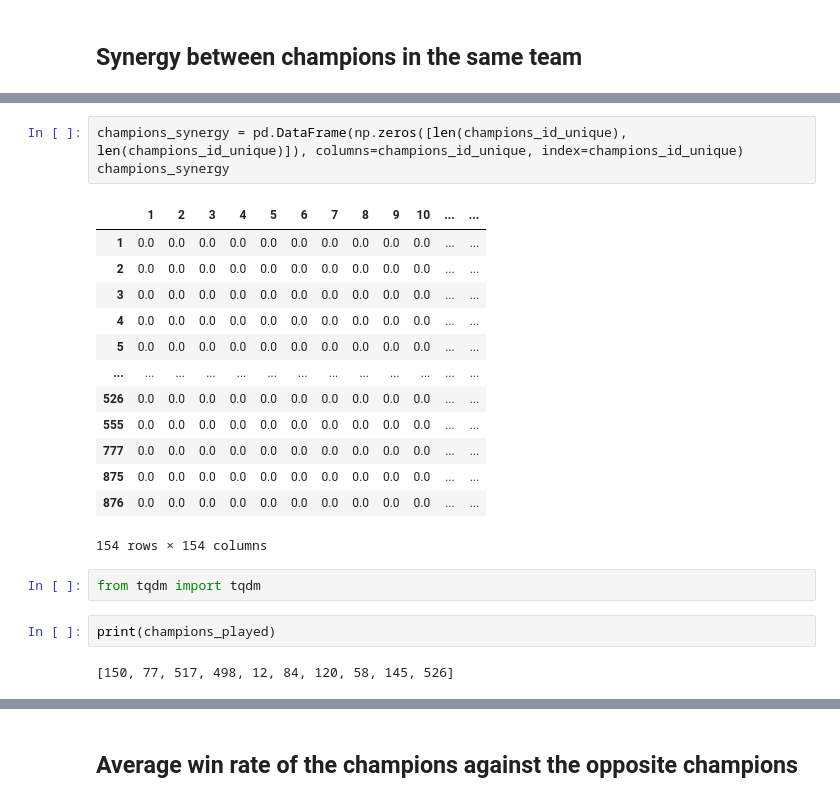
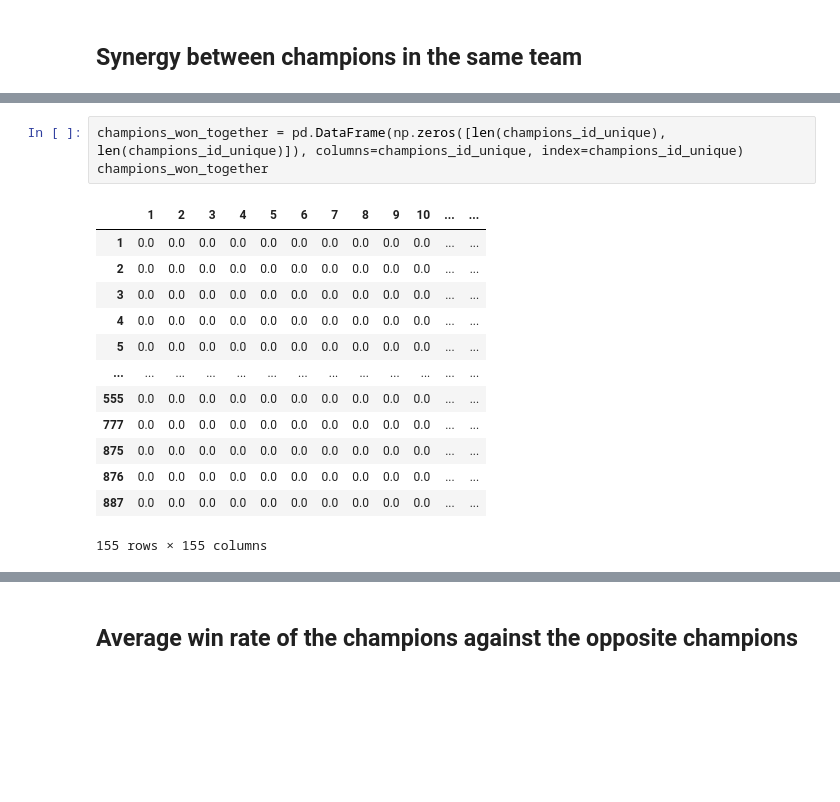
Before and after one commit to stephanyvargas/LoL_winner_predictor, a Jupyter notebook: notebooks/feature_engineer_Stephy.ipynb, the cells around one changed output, grey strips where cells are left out. Cells and saved outputs as stored; diff of their text form; blank space fills up the shorter version.

```diff
--- a/notebooks/feature_engineer_Stephy.ipynb
+++ b/notebooks/feature_engineer_Stephy.ipynb
@@ -161,23 +182,17 @@ champions_id_unique, len(champions_id_unique)
 # %%
-champions_synergy = pd.DataFrame(np.zeros([len(champions_id_unique), len(champions_id_unique)]), columns=champions_id_unique, index=champions_id_unique)
-champions_synergy
+champions_won_together = pd.DataFrame(np.zeros([len(champions_id_unique), len(champions_id_unique)]), columns=champions_id_unique, index=champions_id_unique)
+champions_won_together
 # %% [output]
 |  | 1 | 2 | 3 | 4 | 5 | 6 | 7 | 8 | 9 | 10 | ... | ... |
 | 1 | 0.0 | 0.0 | 0.0 | 0.0 | 0.0 | 0.0 | 0.0 | 0.0 | 0.0 | 0.0 | ... | ... |
 | 2 | 0.0 | 0.0 | 0.0 | 0.0 | 0.0 | 0.0 | 0.0 | 0.0 | 0.0 | 0.0 | ... | ... |
 | 3 | 0.0 | 0.0 | 0.0 | 0.0 | 0.0 | 0.0 | 0.0 | 0.0 | 0.0 | 0.0 | ... | ... |
 | 4 | 0.0 | 0.0 | 0.0 | 0.0 | 0.0 | 0.0 | 0.0 | 0.0 | 0.0 | 0.0 | ... | ... |
 | 5 | 0.0 | 0.0 | 0.0 | 0.0 | 0.0 | 0.0 | 0.0 | 0.0 | 0.0 | 0.0 | ... | ... |
 | ... | ... | ... | ... | ... | ... | ... | ... | ... | ... | ... | ... | ... |
-| 526 | 0.0 | 0.0 | 0.0 | 0.0 | 0.0 | 0.0 | 0.0 | 0.0 | 0.0 | 0.0 | ... | ... |
 | 555 | 0.0 | 0.0 | 0.0 | 0.0 | 0.0 | 0.0 | 0.0 | 0.0 | 0.0 | 0.0 | ... | ... |
 | 777 | 0.0 | 0.0 | 0.0 | 0.0 | 0.0 | 0.0 | 0.0 | 0.0 | 0.0 | 0.0 | ... | ... |
 | 875 | 0.0 | 0.0 | 0.0 | 0.0 | 0.0 | 0.0 | 0.0 | 0.0 | 0.0 | 0.0 | ... | ... |
 | 876 | 0.0 | 0.0 | 0.0 | 0.0 | 0.0 | 0.0 | 0.0 | 0.0 | 0.0 | 0.0 | ... | ... |
+| 887 | 0.0 | 0.0 | 0.0 | 0.0 | 0.0 | 0.0 | 0.0 | 0.0 | 0.0 | 0.0 | ... | ... |
-154 rows × 154 columns
+155 rows × 155 columns
-# %%
-from tqdm import tqdm
-# %%
-print(champions_played)
-# %% [output]
-[150, 77, 517, 498, 12, 84, 120, 58, 145, 526]
```
Also changed, not shown: parts of 36 cells of this notebook.
